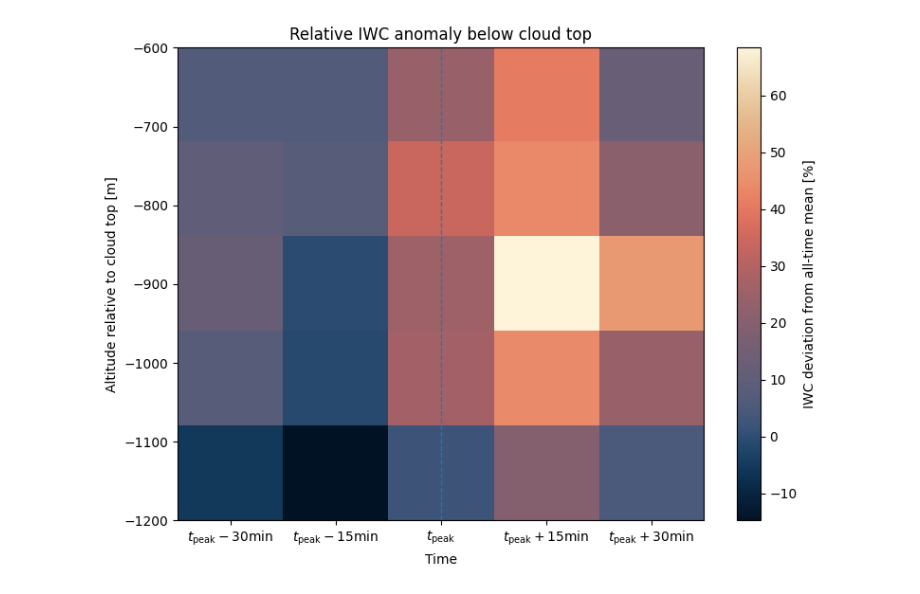
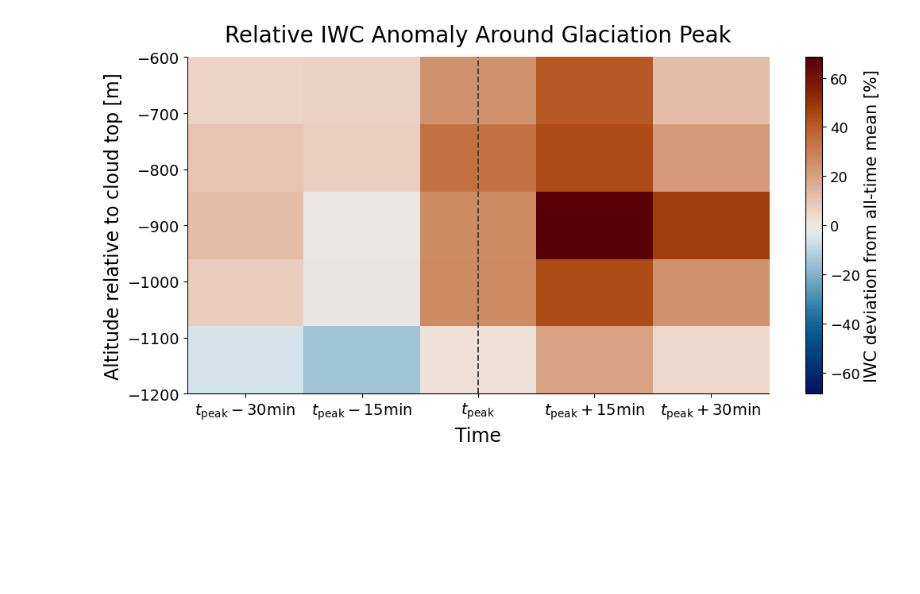
Before and after one commit to DragomirNikolov/MSGI, a Jupyter notebook: development/bulk_plots.ipynb, the cells around one changed output. Cells and saved outputs as stored; diff of their text form; code cells hidden in the pictures; blank space fills up the shorter version.

```diff
--- a/development/bulk_plots.ipynb
+++ b/development/bulk_plots.ipynb
@@ -10,7 +10,7 @@ from cmcrameri import cm
 # %%
 df = pd.read_parquet("mean_iwc_by_height_data.parquet")
 # %%
-
+from matplotlib.colors import TwoSlopeNorm
 
 # Times to plot, in minutes relative to glaciation peak
 target_times = [-30, -15, 0, 15, 30]
@@ -67,46 +67,81 @@ iwc_anomaly[~np.isfinite(iwc_anomaly)] = np.nan
 # Your selected profile spans -600 m to -1200 m below cloud top.
 # ------------------------------------------------------------
 height_relative_to_cth = np.linspace(-1200, -600, iwc_anomaly.shape[1])
 
 # ------------------------------------------------------------
 # Plot heatmap
 # ------------------------------------------------------------
-fig, ax = plt.subplots(figsize=(8, 6))
+fig, ax = plt.subplots(figsize=(10.5, 5.6))
+
+# Transparent background
+fig.patch.set_alpha(0)
+ax.set_facecolor("none")
+
+absmax = np.nanmax(np.abs(iwc_anomaly))
+norm = TwoSlopeNorm(vmin=-absmax, vcenter=0, vmax=absmax)
 
 im = ax.imshow(
     iwc_anomaly.T,
     aspect="auto",
     origin="lower",
     interpolation="nearest",
-    cmap=cm.lipari,
+    cmap=cm.vik,      # better for symmetric positive/negative anomalies
+    norm=norm,
     extent=[
         times.min() - 7.5,
         times.max() + 7.5,
         height_relative_to_cth.min(),
         height_relative_to_cth.max(),
     ],
 )
 
 cbar = plt.colorbar(im, ax=ax)
-cbar.set_label("IWC deviation from all-time mean [%]")
+cbar.set_label("IWC deviation from all-time mean [%]", fontsize=15)
+cbar.ax.tick_params(labelsize=13)
 
-ax.set_xlabel("Time")
-ax.set_ylabel("Altitude relative to cloud top [m]")
-ax.set_title("Relative IWC anomaly below cloud top")
+ax.set_title(
+    "Relative IWC Anomaly Around Glaciation Peak",
+    fontsize=20,
+    pad=14,
+)
+
+ax.set_xlabel("Time", fontsize=17)
+ax.set_ylabel("Altitude relative to cloud top [m]", fontsize=17)
 
 ax.set_xticks(target_times)
-ax.set_xticklabels([
-    r"$t_{\mathrm{peak}} - 30\mathrm{min}$",
-    r"$t_{\mathrm{peak}} - 15\mathrm{min}$",
-    r"$t_{\mathrm{peak}}$",
-    r"$t_{\mathrm{peak}} + 15\mathrm{min}$",
-    r"$t_{\mathrm{peak}} + 30\mathrm{min}$",
-])
+ax.set_xticklabels(
+    [
+        r"$t_{\mathrm{peak}} - 30\mathrm{min}$",
+        r"$t_{\mathrm{peak}} - 15\mathrm{min}$",
+        r"$t_{\mathrm{peak}}$",
+        r"$t_{\mathrm{peak}} + 15\mathrm{min}$",
+        r"$t_{\mathrm{peak}} + 30\mathrm{min}$",
+    ],
+    fontsize=14,
+)
 
-ax.axvline(0, linestyle="--", linewidth=1)
+ax.tick_params(axis="y", labelsize=14)
+
+ax.axvline(
+    0,
+    linestyle="--",
+    linewidth=1.4,
+    color="0.25",
+)
+
+# Remove top and right axes, like your reference figure
+ax.spines["top"].set_visible(False)
+ax.spines["right"].set_visible(False)
 
 plt.tight_layout()
-plt.savefig("relative_iwc_anomaly_heatmap_lipari.png", dpi=300)
+
+plt.savefig(
+    "relative_iwc_anomaly_heatmap_symmetric.png",
+    transparent=True,
+    bbox_inches="tight",
+    dpi=300,
+)
+
 plt.show()
 # %% [output]
-[figure, old version]
+[figure, new version]
```
Also changed, not shown: 7 other files.
